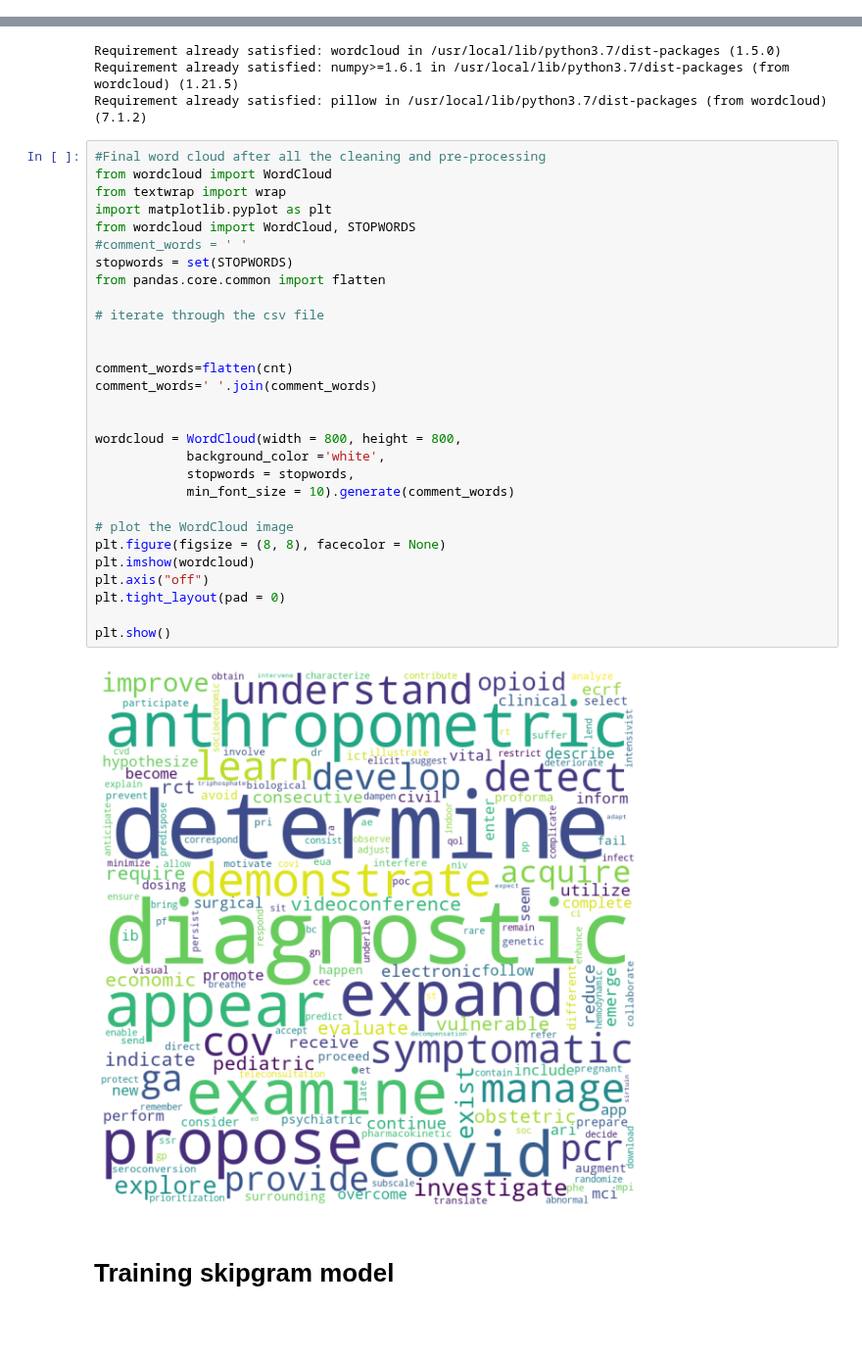
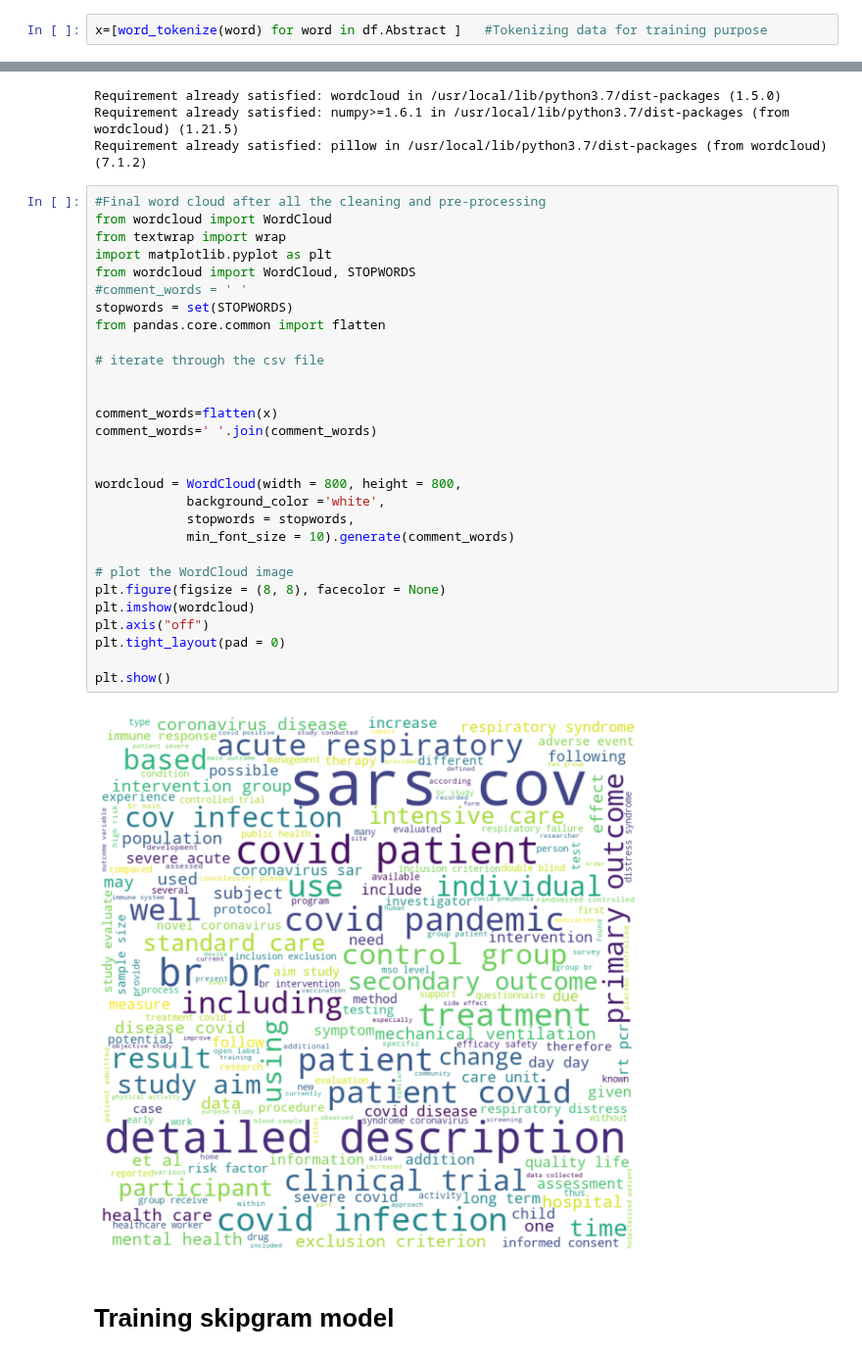
Before and after one commit to Uzmamushtaque/Projects-in-Machine-Learning-and-AI, a Jupyter notebook: HealthcareData.ipynb, the cells around one changed output, grey strips where cells are left out. Shown at 98% size. Saved outputs shown, nothing was run; the diff lists cells and outputs as text; blank space fills up the shorter version.

```diff
--- a/HealthcareData.ipynb
+++ b/HealthcareData.ipynb
@@ -150,6 +150,8 @@ for i in range(df.shape[0]):
 for text in df.Abstract:
 
     text=text.replace('\n',' ')
+# %%
+x=[word_tokenize(word) for word in df.Abstract ]   #Tokenizing data for training purpose
 # %%
 df.head()
 # %% [output]
@@ -201,34 +203,34 @@ Requirement already satisfied: pillow in /usr/local/lib/python3.7/dist-packages
 # %%
 #Final word cloud after all the cleaning and pre-processing
 from wordcloud import WordCloud
 from textwrap import wrap
 import matplotlib.pyplot as plt
 from wordcloud import WordCloud, STOPWORDS
 #comment_words = ' '
 stopwords = set(STOPWORDS)
 from pandas.core.common import flatten
 
 # iterate through the csv file
 
 
-comment_words=flatten(cnt)
+comment_words=flatten(x)
 comment_words=' '.join(comment_words)
 
 
 wordcloud = WordCloud(width = 800, height = 800,
             background_color ='white',
             stopwords = stopwords,
             min_font_size = 10).generate(comment_words)
 
 # plot the WordCloud image
 plt.figure(figsize = (8, 8), facecolor = None)
 plt.imshow(wordcloud)
 plt.axis("off")
 plt.tight_layout(pad = 0)
 
 plt.show()
 # %% [output]
-[figure, old version]
+[figure, new version]
 # %% [markdown]
 # Training skipgram model
 # %%
```
Also changed, not shown: parts of 12 cells of this notebook.
